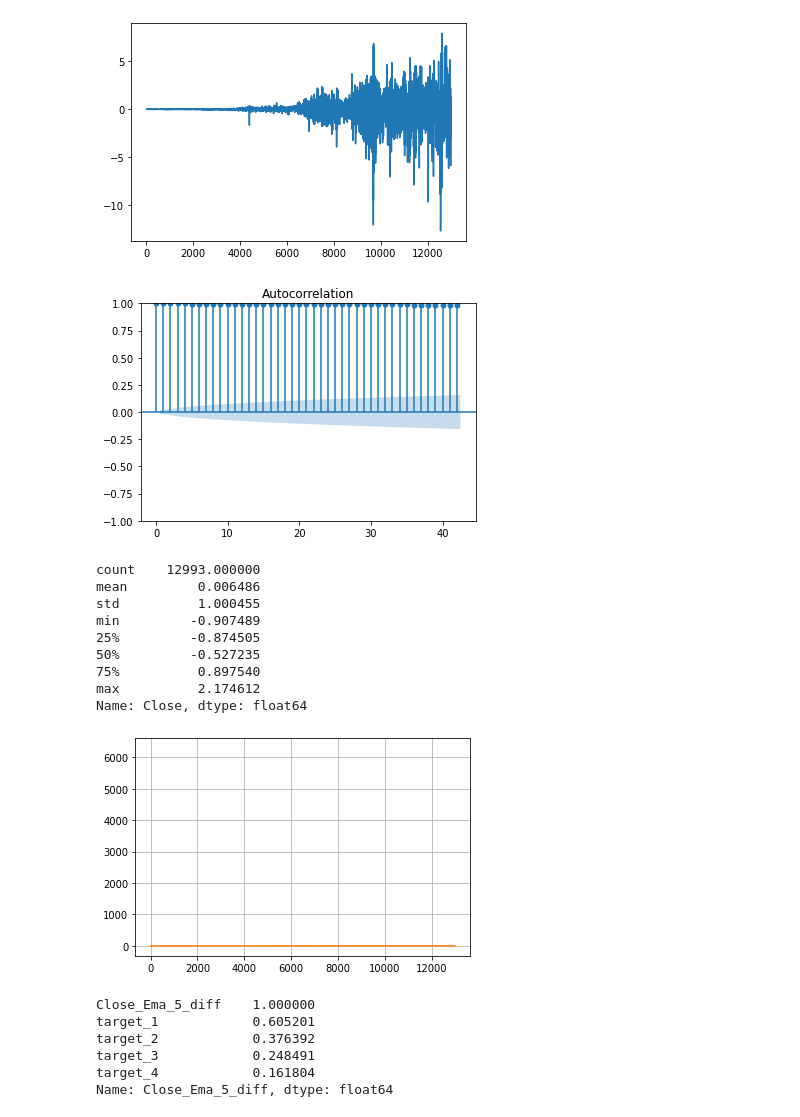
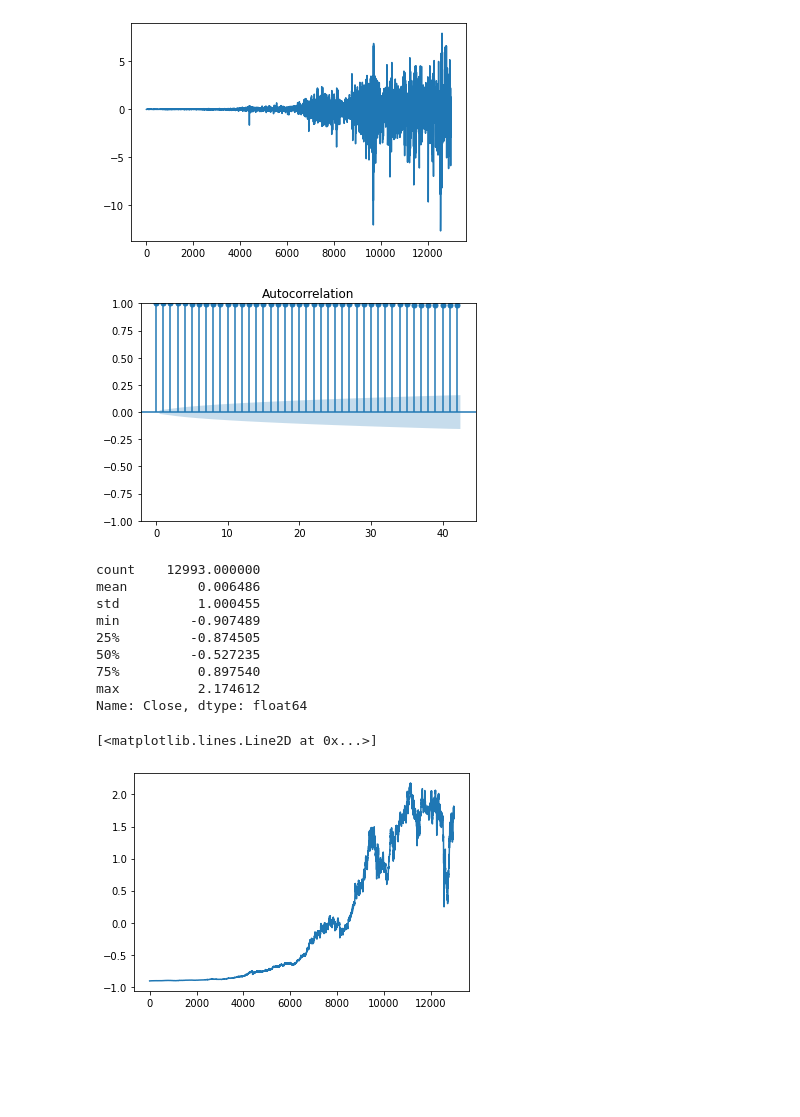
Before and after one commit to GustavoFortti/market-data-pipe, a Jupyter notebook: notebooks/target.ipynb, the cells around one changed output. Saved outputs shown, nothing was run; the diff lists cells and outputs as text; code cells hidden in the pictures; blank space fills up the shorter version.

```diff
--- a/notebooks/target.ipynb
+++ b/notebooks/target.ipynb
@@ -14,15 +27,17 @@ for i in df.columns: df = df[df[i] != 0]
 df = pd.read_csv('../data/premodel/XOM/1-set/time_ahead_1/data_scaler/df.csv')
 df = df.set_index('Date')
 target = pd.read_csv('../data/premodel/XOM/1-set/time_ahead_1/data_scaler/target.csv')
-df['target_1'] = target['Close_Ema_5_diff'].values
-df = df.iloc[:-1, :]
-target = pd.read_csv('../data/premodel/XOM/1-set/time_ahead_2/data_scaler/target.csv')
-df['target_2'] = target['Close_Ema_5_diff'].values
-df = df.iloc[:-1, :]
-target = pd.read_csv('../data/premodel/XOM/1-set/time_ahead_3/data_scaler/target.csv')
-df['target_3'] = target['Close_Ema_5_diff'].values
-df = df.iloc[:-1, :]
-target = pd.read_csv('../data/premodel/XOM/1-set/time_ahead_4/data_scaler/target.csv')
-df['target_4'] = target['Close_Ema_5_diff'].values
-df.head(3)
+df['target_1'] = target['Close'].values
+# target = pd.read_csv('../data/premodel/XOM/1-set/time_ahead_2/data_scaler/target.csv')
+# df['target_2'] = target['Close_Ema_5_diff'].values
+# df = df.iloc[:-1, :]
+# target = pd.read_csv('../data/premodel/XOM/1-set/time_ahead_3/data_scaler/target.csv')
+# df['target_3'] = target['Close_Ema_5_diff'].values
+# df = df.iloc[:-1, :]
+# target = pd.read_csv('../data/premodel/XOM/1-set/time_ahead_4/data_scaler/target.csv')
+# df['target_4'] = target['Close_Ema_5_diff'].values
+# df.head(3)
+
+# ax = df.corr()['target_1'].sort_values()
+# df.loc[:, ['target_1', 'Close_Ema_9_diff', 'Close_Ema_5_diff', 'trend_macd_diff']].corr()
 # %% [output]
@@ -34,0 +126,14 @@ df.head(3)
+# %%
+df_ax = pd.read_csv('../data/premodel/XOM/1-set/time_ahead_1/data/df.csv')
+df_ax = df_ax.set_index('Date')
+# target = pd.read_csv('../data/premodel/XOM/1-set/time_ahead_1/data/target.csv')
+# df_ax['target_1'] = target['Close_Ema_5_diff'].values
+# df_ax = df_ax.iloc[:-1, :]
+
+scaler = StandardScaler()
+scaler.fit(df_ax)
+df_scaler = pd.DataFrame(scaler.transform(df_ax), columns=df_ax.columns, index=df_ax.index)
+
+df['Cl'] = df_scaler['Close'].values
+
+df
@@ -55,28 +192,20 @@ Name: Close_Ema_5_diff, dtype: float64
 # %%
 plot_acf(df['Close'])
 plt.show()
-df.corr()['Close'].sort_values()
-df['Close'].hist()
+# print(df.corr()['Close'].sort_values())
+print(df['Close'].describe())
+# df['Close'].hist()
 plt.plot(df['Close'].values)
-df['Close'].describe()
 # %% [output]
 [figure]
 count    12993.000000
 mean         0.006486
 std          1.000455
 min         -0.907489
 25%         -0.874505
 50%         -0.527235
 75%          0.897540
 max          2.174612
 Name: Close, dtype: float64
+[<matplotlib.lines.Line2D at 0x...>]
-[figure, old version]
+[figure, new version]
-# %%
-df.loc[:, ['Close_Ema_5_diff', 'target_1', 'target_2', 'target_3', 'target_4']].corr()['Close_Ema_5_diff']
-# %% [output]
-Close_Ema_5_diff    1.000000
-target_1            0.605201
-target_2            0.376392
-target_3            0.248491
-target_4            0.161804
-Name: Close_Ema_5_diff, dtype: float64
```
Also changed, not shown: parts of 10 cells of this notebook, 8 other files.
